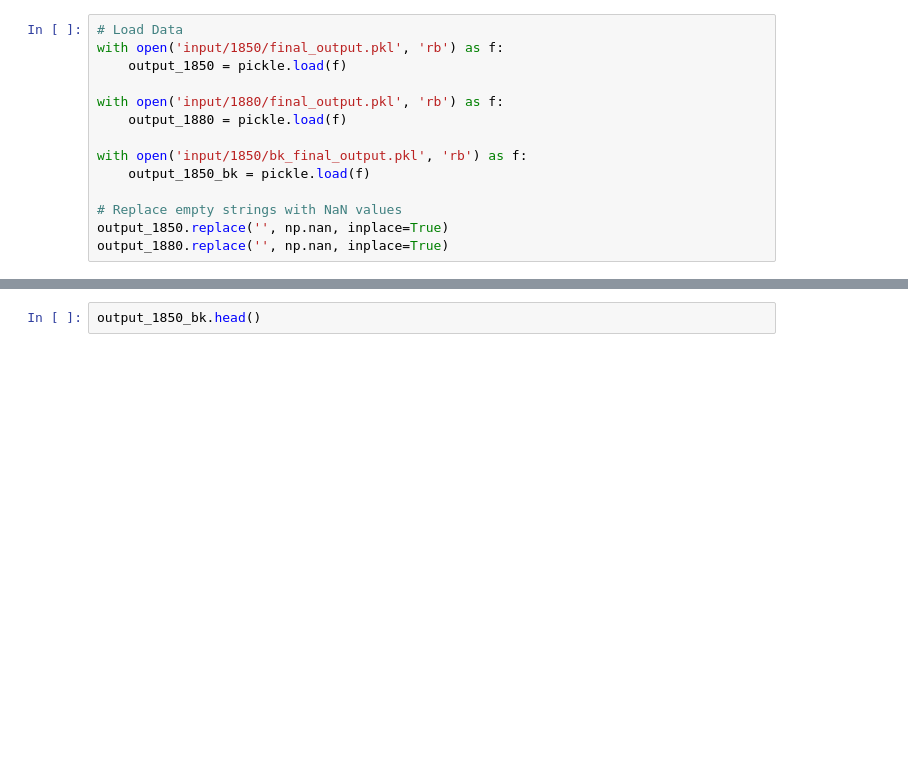
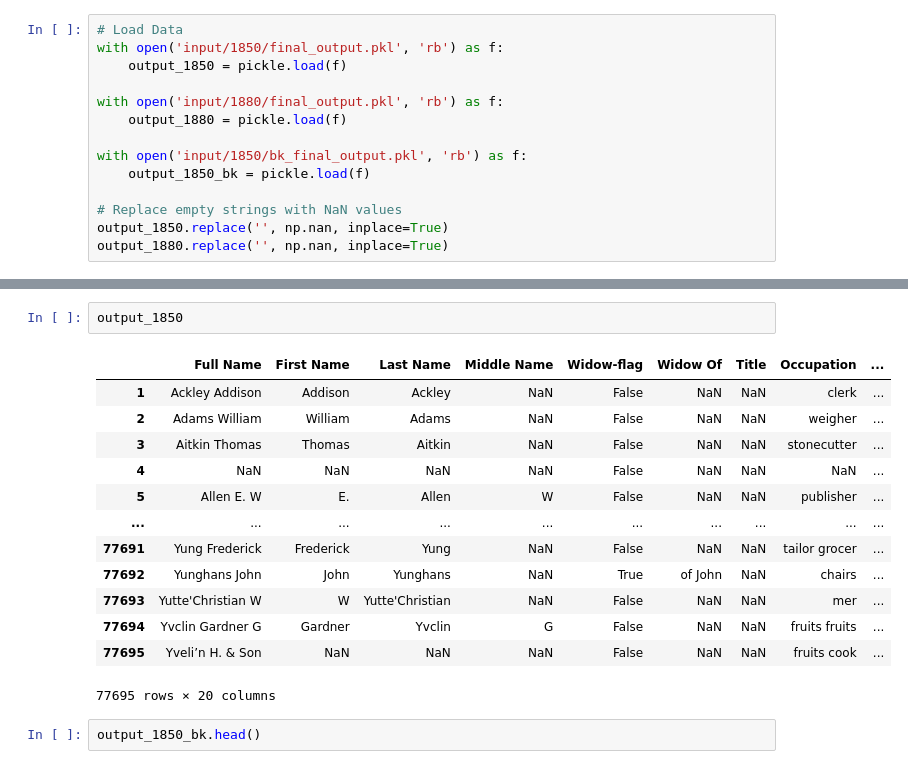
Before and after one commit to CenterForSpatialResearch/hnyc_cd_processing, a Jupyter notebook: EDA.ipynb, the cells around one changed output, grey strips where cells are left out. Drawn from its saved outputs; the diff is of its cells as text; blank space fills up the shorter version.

```diff
--- a/EDA.ipynb
+++ b/EDA.ipynb
@@ -29,3 +45,19 @@ output_1880.replace('', np.nan, inplace=True)
+# %%
+output_1850
+# %% [output]
+|  | Full Name | First Name | Last Name | Middle Name | Widow-flag | Widow Of | Title | Occupation | ... |
+| 1 | Ackley Addison | Addison | Ackley | NaN | False | NaN | NaN | clerk | ... |
+| 2 | Adams William | William | Adams | NaN | False | NaN | NaN | weigher | ... |
+| 3 | Aitkin Thomas | Thomas | Aitkin | NaN | False | NaN | NaN | stonecutter | ... |
+| 4 | NaN | NaN | NaN | NaN | False | NaN | NaN | NaN | ... |
+| 5 | Allen E. W | E. | Allen | W | False | NaN | NaN | publisher | ... |
+| ... | ... | ... | ... | ... | ... | ... | ... | ... | ... |
+| 77691 | Yung Frederick | Frederick | Yung | NaN | False | NaN | NaN | tailor grocer | ... |
+| 77692 | Yunghans John | John | Yunghans | NaN | True | of John | NaN | chairs | ... |
+| 77693 | Yutte'Christian W | W | Yutte'Christian | NaN | False | NaN | NaN | mer | ... |
+| 77694 | Yvclin Gardner G | Gardner | Yvclin | G | False | NaN | NaN | fruits fruits | ... |
+| 77695 | Yveli’n H. & Son | NaN | NaN | NaN | False | NaN | NaN | fruits cook | ... |
+77695 rows × 20 columns
 # %%
 output_1850_bk.head()
 # %% [output]
```
Also changed, not shown: parts of 1 cell of this notebook, 2 other files.
